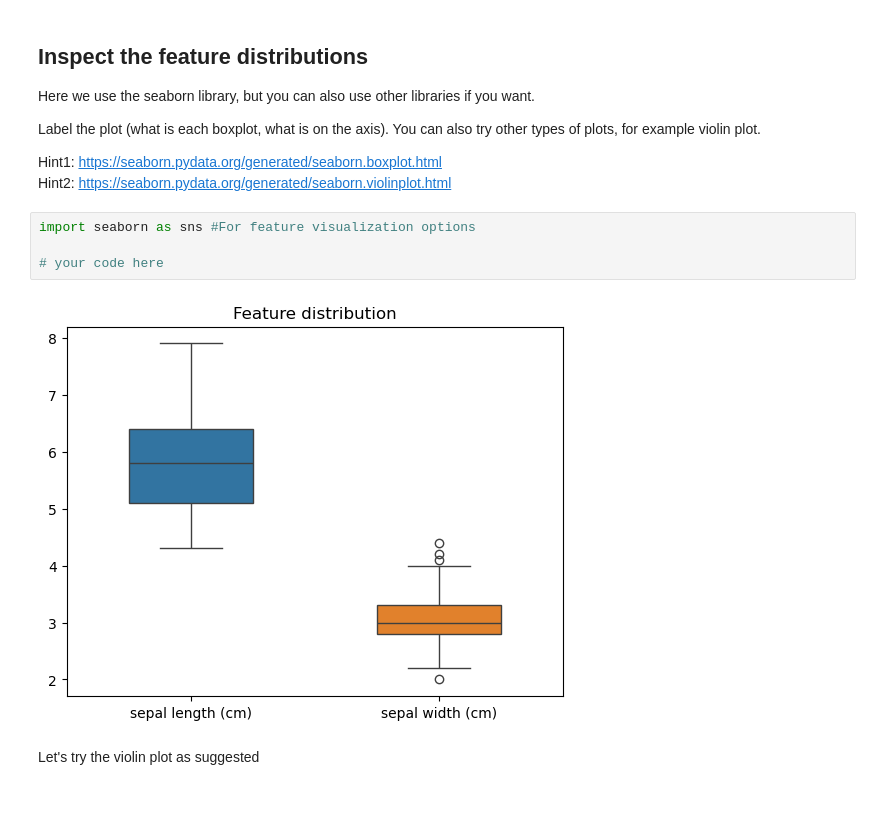
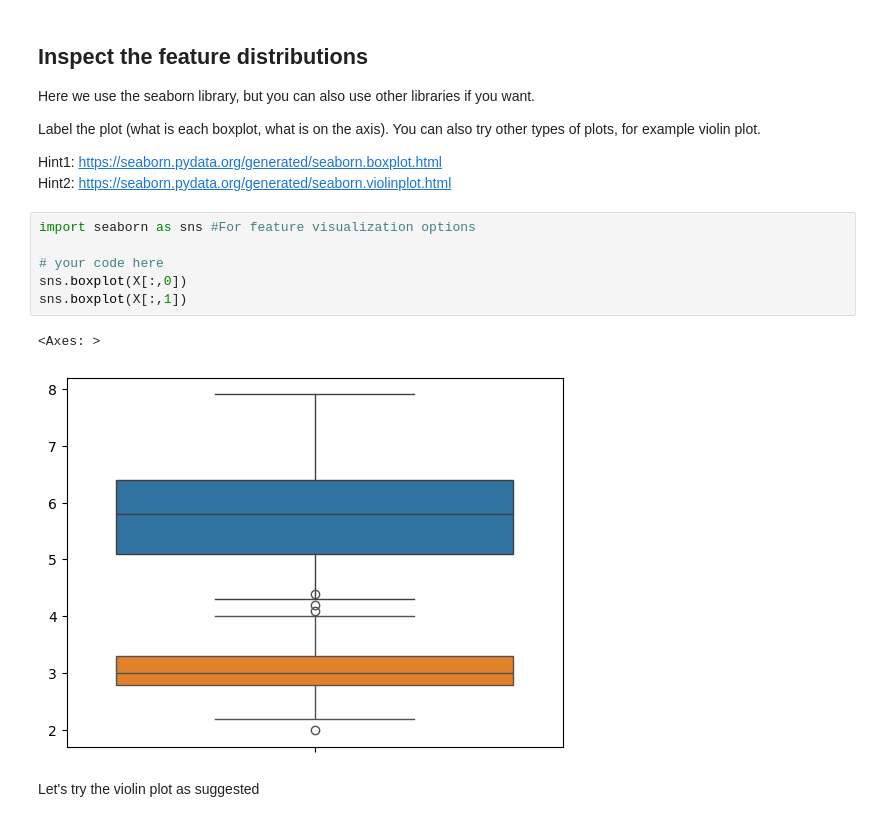
Before and after one commit to Somehowginger/ProjectInDataScience2026_Exercises, a Jupyter notebook: 05_Feature_Extraction/FYP2026_05_features.ipynb, the cells around one changed output. Saved outputs shown, nothing was run; the diff lists cells and outputs as text.

```diff
--- a/05_Feature_Extraction/FYP2026_05_features.ipynb
+++ b/05_Feature_Extraction/FYP2026_05_features.ipynb
@@ -691,9 +802,12 @@ Hint2: https://seaborn.pydata.org/generated/seaborn.violinplot.html
 # %%
 import seaborn as sns #For feature visualization options
 
 # your code here
+sns.boxplot(X[:,0])
+sns.boxplot(X[:,1])
 # %% [output]
+<Axes: >
-[figure, old version]
+[figure, new version]
 # %% [markdown]
 Let's try the violin plot as suggested
 # %%
```
Also changed, not shown: parts of 3 cells of this notebook.
